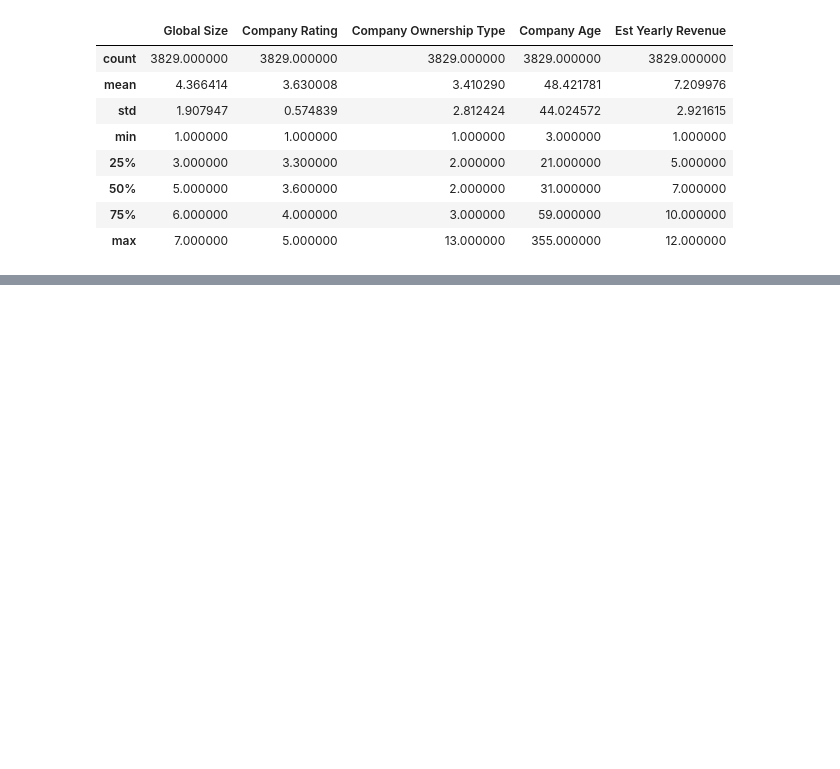
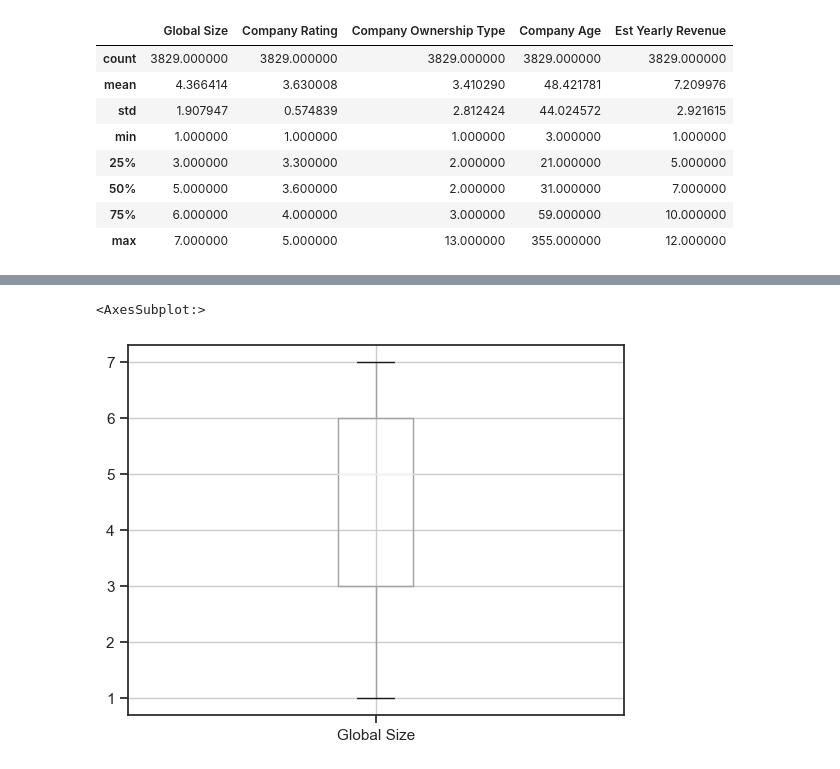
Before and after one commit to progswan2022/scraping-glassdoor-selenium, a Jupyter notebook: Cleaning_1.ipynb, the cells around one changed output, grey strips where cells are left out. Drawn from its saved outputs; the diff is of its cells as text; code cells hidden in the pictures; blank space fills up the shorter version.

```diff
--- a/Cleaning_1.ipynb
+++ b/Cleaning_1.ipynb
@@ -181,0 +195,5 @@ df.boxplot(column = 'Company Rating')
+# %%
+df.boxplot(column = 'Global Size')
+# %% [output]
+<AxesSubplot:>
+[figure, added]
```
Also changed, not shown: parts of 26 cells of this notebook, 9 other files.
